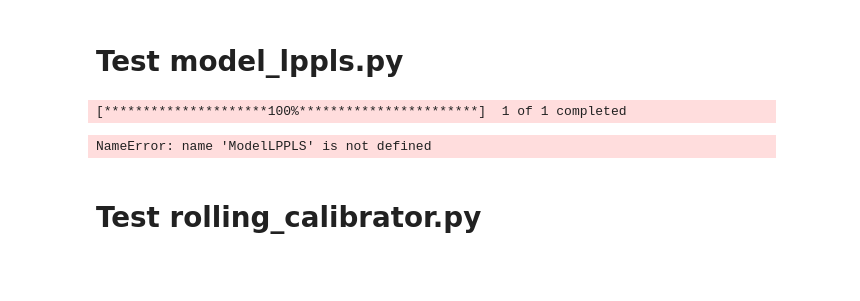
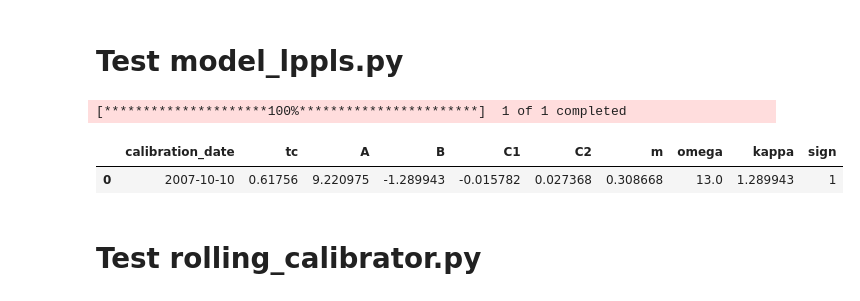
Before and after one commit to NicolaPolliero/LPPL_model, a Jupyter notebook: Example_of_usage.ipynb, the cells around one changed output. Cells and saved outputs as stored; diff of their text form; code cells hidden in the pictures; blank space fills up the shorter version.

```diff
--- a/Example_of_usage.ipynb
+++ b/Example_of_usage.ipynb
@@ -18,31 +36,34 @@ from visualization import plot_lppls_results, plot_tc_distribution,plot_combined
 # %%
 import warnings
 warnings.filterwarnings("ignore")
 import numpy as np
 import pandas as pd
 import matplotlib.pyplot as plt
 import yfinance as yf
 
 data = yf.download("000001.SS", start="2007-01-01", end="2008-01-01")
 price_series = data["Close"].dropna()
 
 t1 = "2007-03-12"
 t2 = "2007-10-10"
 fit_window = price_series[t1:t2]
 
 
 dates = pd.to_datetime(fit_window.index)
 t = (dates - dates[0]).days / 365.25  # time in years since start
 p = fit_window.values  # price values
 
+initial_guess = [t[-1] + 0.08, 0.5, 9.0]
+
 model = ModelLPPLS(t, p)
 model.set_calibration_date(t2)
 
-model.fit_multistart()
+model.fit(initial_guess)
 model.summary()
 # %% [output]
 [*********************100%***********************]  1 of 1 completed
-NameError: name 'ModelLPPLS' is not defined
+|  | calibration_date | tc | A | B | C1 | C2 | m | omega | kappa | sign |
+| 0 | 2007-10-10 | 0.61756 | 9.220975 | -1.289943 | -0.015782 | 0.027368 | 0.308668 | 13.0 | 1.289943 | 1 |
 # %% [markdown]
 # Test rolling_calibrator.py
 # %%
```
Also changed, not shown: parts of 16 cells of this notebook.
